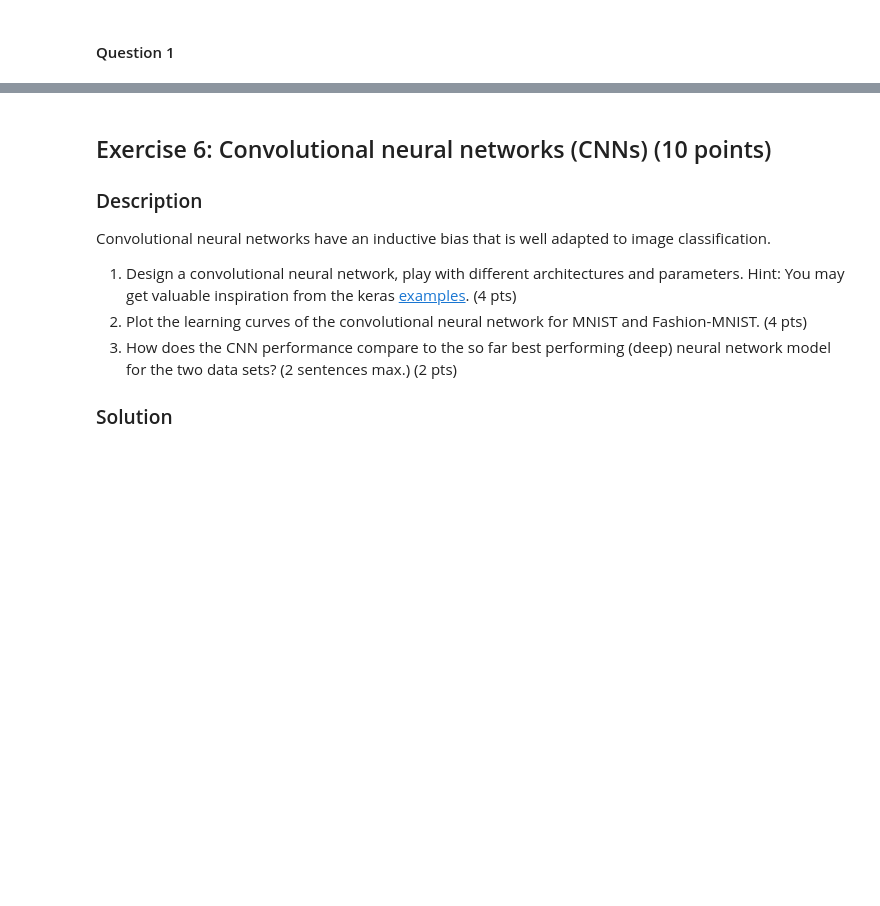
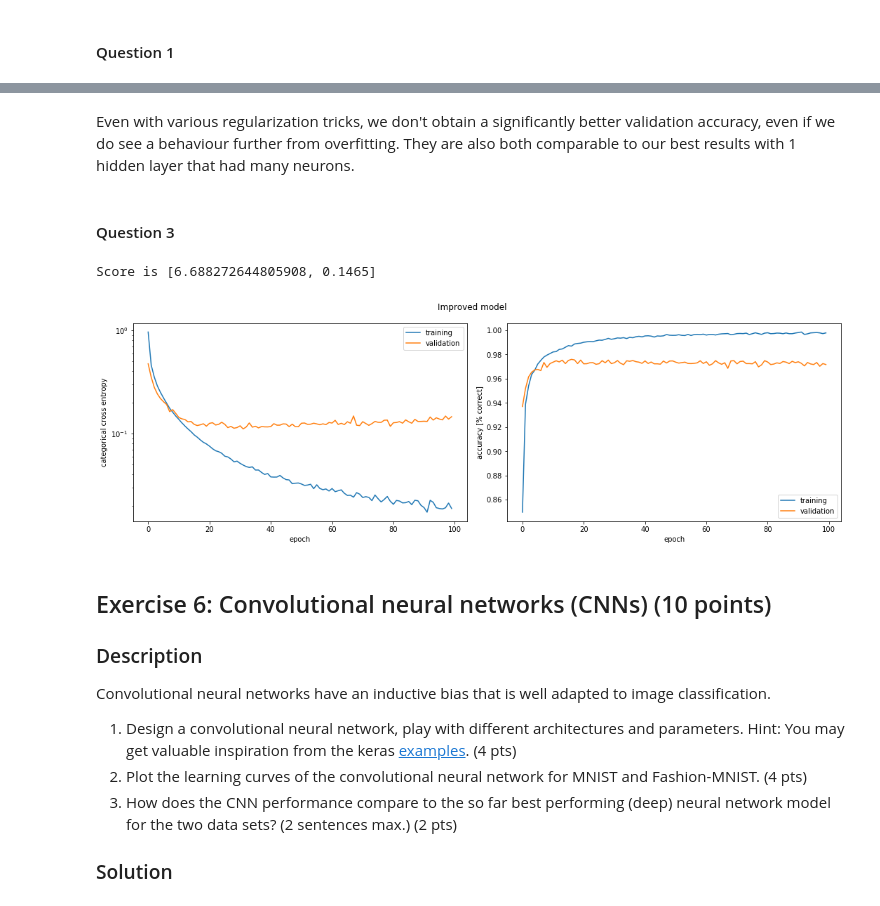
Before and after one commit to Battleman/ANN, a Jupyter notebook: miniproject1.ipynb, the cells around one changed output, grey strips where cells are left out. Drawn from its saved outputs; the diff is of its cells as text; code cells hidden in the pictures; blank space fills up the shorter version.

```diff
--- a/miniproject1.ipynb
+++ b/miniproject1.ipynb
@@ -525,15 +628,4 @@ def naive():
                         verbose=1,
                         validation_data=(x_te, y_te))
     return history, model
-filename = "Histories/ex5-naive.pickle"
-try:
-    with open(filename, 'rb') as f:
-        two_layers = pickle.load(f)
-except FileNotFoundError:
-    two_layers=naive()
-    with open(filename, 'wb') as f:
-        pickle.dump(two_layers, f)
-plot_history(two_layers[0], "Naive model");
-score = two_layers[1].evaluate(x_fashion_test, y_fashion_test)
-print("Score is {}".format(score))
 # %%
@@ -570,3 +703,23 @@ print("Score is {}".format(score))
+# %% [markdown]
+Even with various regularization tricks, we don't obtain a significantly better validation accuracy, even if we do see a behaviour further from overfitting. They are also both comparable to our best results with 1 hidden layer that had many neurons.
+# %% [markdown]
+#### Question 3
+# %%
+# improved model on mnist
+filename = 'Histories/ex5_improved_mnist.pickle'
+try:
+    with open(filename, 'rb') as f:
+        improv_mnist = pickle.load(f)
+except FileNotFoundError:
+    improv_mnist = improved(dataset="mnist")
+    with open(filename, 'wb') as f:
+        pickle.dump(improv_mnist, f)
+
+plot_history(improv_mnist[0], "Improved model");
+print("Score is {}".format(score))
+# %% [output]
+Score is [6.688272644805908, 0.1465]
+[figure, added]
 # %% [markdown]
 ## Exercise 6: Convolutional neural networks (CNNs) (10 points)
 
```
Also changed, not shown: parts of 33 cells of this notebook.
